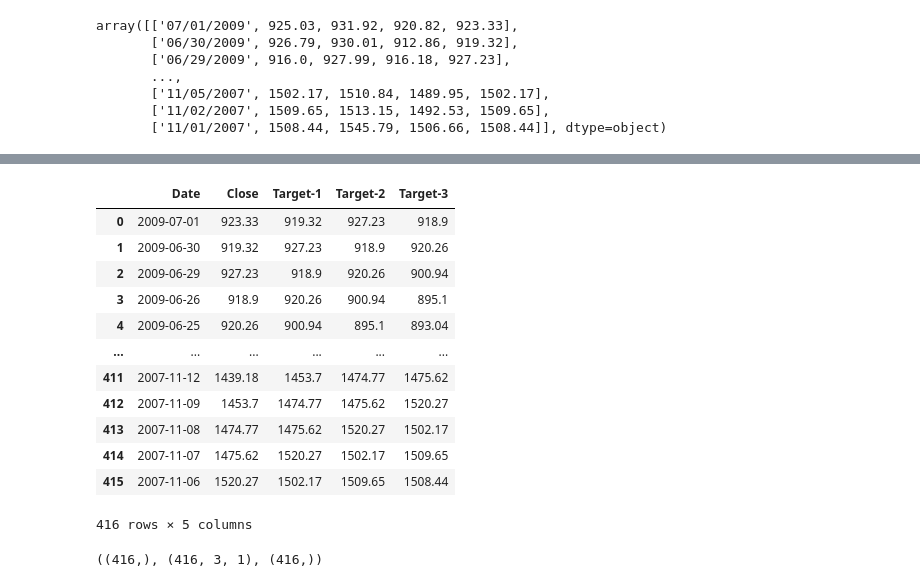
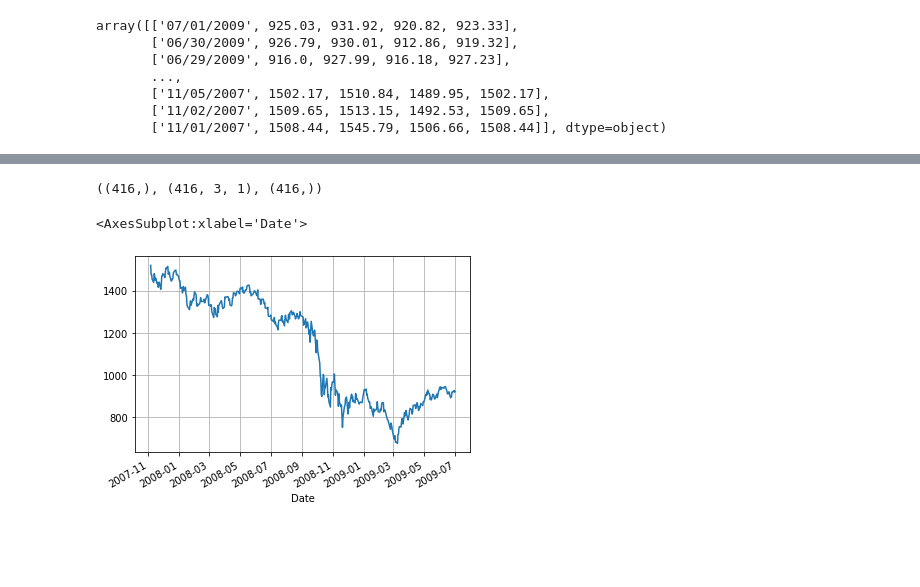
Before and after one commit to harrywiner/stockmarket-analysis, a Jupyter notebook: exploration.ipynb, the cells around one changed output, grey strips where cells are left out. Drawn from its saved outputs; the diff is of its cells as text; code cells hidden in the pictures; blank space fills up the shorter version.

```diff
--- a/exploration.ipynb
+++ b/exploration.ipynb
@@ -97,19 +66,3 @@ df = df.drop([416,417,418])
-# %%
-df
-# %% [output]
-|  | Date | Close | Target-1 | Target-2 | Target-3 |
-| 0 | 2009-07-01 | 923.33 | 919.32 | 927.23 | 918.9 |
-| 1 | 2009-06-30 | 919.32 | 927.23 | 918.9 | 920.26 |
-| 2 | 2009-06-29 | 927.23 | 918.9 | 920.26 | 900.94 |
-| 3 | 2009-06-26 | 918.9 | 920.26 | 900.94 | 895.1 |
-| 4 | 2009-06-25 | 920.26 | 900.94 | 895.1 | 893.04 |
-| ... | ... | ... | ... | ... | ... |
-| 411 | 2007-11-12 | 1439.18 | 1453.7 | 1474.77 | 1475.62 |
-| 412 | 2007-11-09 | 1453.7 | 1474.77 | 1475.62 | 1520.27 |
-| 413 | 2007-11-08 | 1474.77 | 1475.62 | 1520.27 | 1502.17 |
-| 414 | 2007-11-07 | 1475.62 | 1520.27 | 1502.17 | 1509.65 |
-| 415 | 2007-11-06 | 1520.27 | 1502.17 | 1509.65 | 1508.44 |
-416 rows × 5 columns
 # %%
 def window_to_np(dataframe):
     np_df = dataframe.to_numpy()
@@ -127,4 +80,18 @@ dates, x, y = window_to_np(df)
 dates.shape, x.shape, y.shape
 # %% [output]
 ((416,), (416, 3, 1), (416,))
+# %%
+def original(df):
+    # remove most left column
+    new_df = df.copy()
+    new_df.index = new_df.pop("Date")
+    # plt.plot(new_df.index, df["Close"])
+    # df.index
+    original = new_df["Close"].plot()
+    plt.grid()
+    return original
+original(df)
+# %% [output]
+<AxesSubplot:xlabel='Date'>
+[figure, added]
 # %%
```
Also changed, not shown: parts of 11 cells of this notebook, 2 other files.
